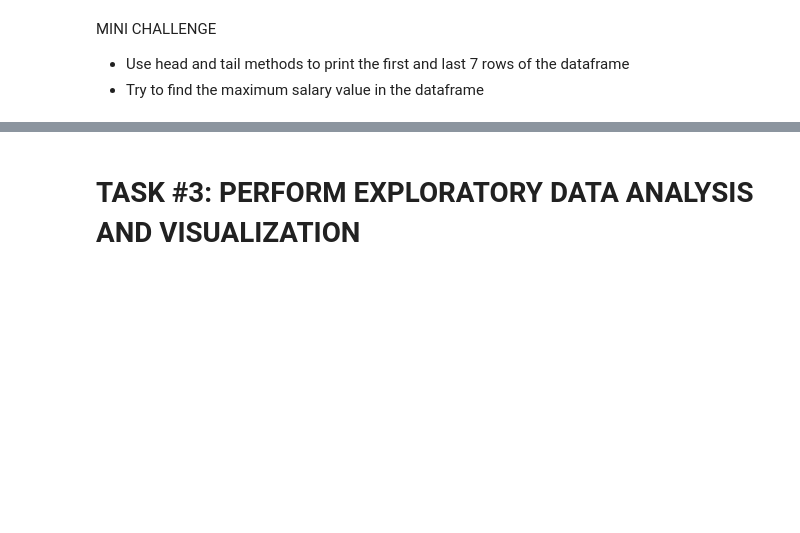
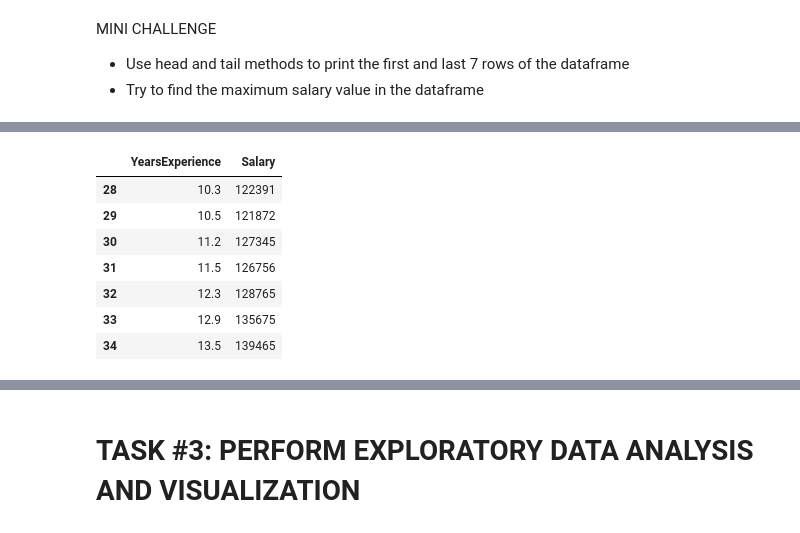
Before and after one commit to hacbui/SageMakerProjects, a Jupyter notebook: employee_salary_prediction_notebook.ipynb, the cells around one changed output, grey strips where cells are left out. Drawn from its saved outputs; the diff is of its cells as text; code cells hidden in the pictures; blank space fills up the shorter version.

```diff
--- a/employee_salary_prediction_notebook.ipynb
+++ b/employee_salary_prediction_notebook.ipynb
@@ -69,0 +81,11 @@ MINI CHALLENGE
+# %%
+salary_df.tail(7)
+# %% [output]
+|  | YearsExperience | Salary |
+| 28 | 10.3 | 122391 |
+| 29 | 10.5 | 121872 |
+| 30 | 11.2 | 127345 |
+| 31 | 11.5 | 126756 |
+| 32 | 12.3 | 128765 |
+| 33 | 12.9 | 135675 |
+| 34 | 13.5 | 139465 |
```
Also changed, not shown: parts of 6 cells of this notebook.
